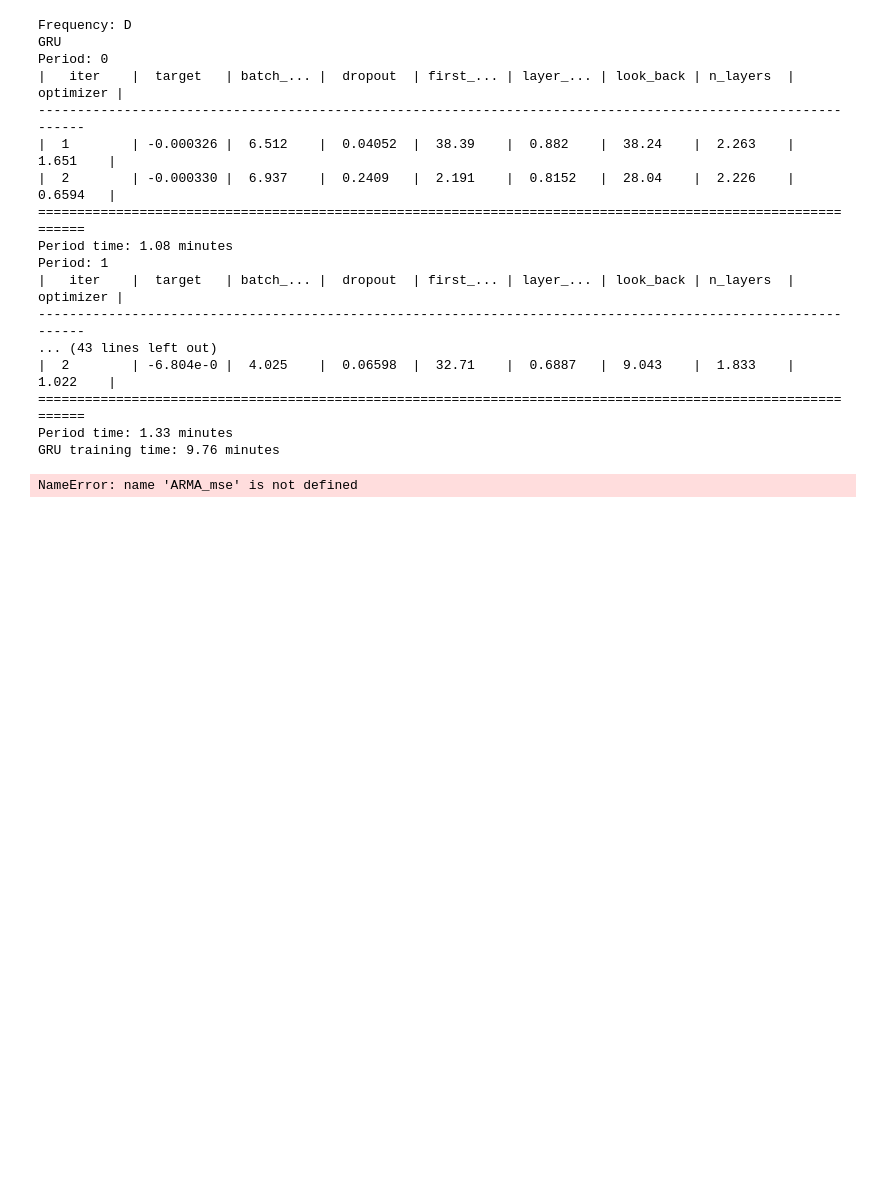
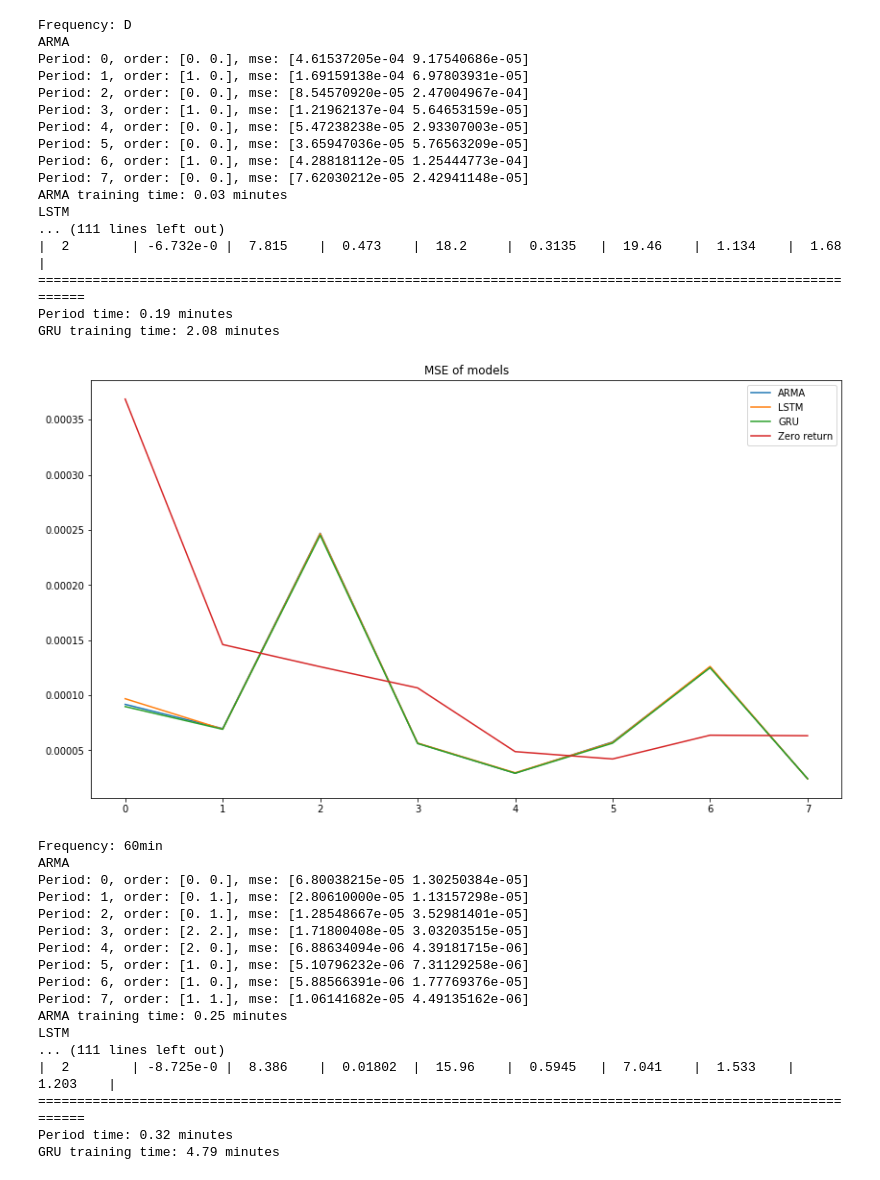
Before and after one commit to tillaczel/LSTM-GRU-RF-predicting-SP500, a Jupyter notebook: 1.ipynb, the cells around one changed output. Saved outputs shown, nothing was run; the diff lists cells and outputs as text; code cells hidden in the pictures; blank space fills up the shorter version.

```diff
--- a/1.ipynb
+++ b/1.ipynb
@@ -18,48 +18,65 @@ frequencies_number_of_samples = np.multiply([390,78,26,7,1],252)
 # %%
 for frequency_index in range(4, -1, -1):
     print(f'Frequency: {frequencies[frequency_index]}')
     number_of_study_periods, study_periods, Data, dates = creating_study_periods(frequencies,\
                                                                                  frequencies_number_of_samples,\
                                                                                  frequency_index)
     # visualize_data(Data, Returns)
 
-#     print('ARMA')
-#     ARMA_parameters, ARMA_mse, ARMA_predictions = train_ARMA(number_of_study_periods, study_periods,\
-#                                                              train_ratio, valid_ratio,\
-#                                                              frequency_index, frequencies, frequencies_number_of_samples)
+    print('ARMA')
+    ARMA_parameters, ARMA_mse, ARMA_predictions = train_ARMA(number_of_study_periods, study_periods,\
+                                                             train_ratio, valid_ratio,\
+                                                             frequency_index, frequencies, frequencies_number_of_samples)
 
-#     print('LSTM')
-#     LSTM_names, LSTM_mse, LSTM_predictions = train_recurrent_model('LSTM', number_of_study_periods ,study_periods,\
-#                                                              train_ratio, valid_ratio,\
-#                                                              frequency_index, frequencies, frequencies_number_of_samples)
+    print('LSTM')
+    LSTM_names, LSTM_mse, LSTM_predictions = train_recurrent_model('LSTM', number_of_study_periods ,study_periods,\
+                                                             train_ratio, valid_ratio,\
+                                                             frequency_index, frequencies, frequencies_number_of_samples)
     print('GRU')
     GRU_names, GRU_mse, GRU_predictions = train_recurrent_model('GRU', number_of_study_periods, study_periods,\
                                                              train_ratio, valid_ratio,\
                                                              frequency_index, frequencies, frequencies_number_of_samples)
 
 
 
     visualize_results((np.concatenate((np.reshape(ARMA_mse[:,-1], [number_of_study_periods,1]),\
                           np.reshape(LSTM_mse[:,-1], [number_of_study_periods,1]),\
                           np.reshape(GRU_mse[:,-1], [number_of_study_periods,1]),\
                           np.reshape(np.mean(np.square(study_periods[0,:,-ARMA_predictions.shape[1]:]),axis=1),\
                                                          [number_of_study_periods,1])), axis=1)))
 # %% [output]
 Frequency: D
-GRU
-Period: 0
-|   iter    |  target   | batch_... |  dropout  | first_... | layer_... | look_back | n_layers  | optimizer |
--------------------------------------------------------------------------------------------------------------
-|  1        | -0.000326 |  6.512    |  0.04052  |  38.39    |  0.882    |  38.24    |  2.263    |  1.651    |
-|  2        | -0.000330 |  6.937    |  0.2409   |  2.191    |  0.8152   |  28.04    |  2.226    |  0.6594   |
+ARMA
+Period: 0, order: [0. 0.], mse: [4.61537205e-04 9.17540686e-05]
+Period: 1, order: [1. 0.], mse: [1.69159138e-04 6.97803931e-05]
+Period: 2, order: [0. 0.], mse: [8.54570920e-05 2.47004967e-04]
+Period: 3, order: [1. 0.], mse: [1.21962137e-04 5.64653159e-05]
+Period: 4, order: [0. 0.], mse: [5.47238238e-05 2.93307003e-05]
+Period: 5, order: [0. 0.], mse: [3.65947036e-05 5.76563209e-05]
+Period: 6, order: [1. 0.], mse: [4.28818112e-05 1.25444773e-04]
+Period: 7, order: [0. 0.], mse: [7.62030212e-05 2.42941148e-05]
+ARMA training time: 0.03 minutes
+LSTM
+... (111 lines left out)
+|  2        | -6.732e-0 |  7.815    |  0.473    |  18.2     |  0.3135   |  19.46    |  1.134    |  1.68     |
 =============================================================================================================
-Period time: 1.08 minutes
-Period: 1
-|   iter    |  target   | batch_... |  dropout  | first_... | layer_... | look_back | n_layers  | optimizer |
--------------------------------------------------------------------------------------------------------------
-... (43 lines left out)
-|  2        | -6.804e-0 |  4.025    |  0.06598  |  32.71    |  0.6887   |  9.043    |  1.833    |  1.022    |
-=============================================================================================================
-Period time: 1.33 minutes
-GRU training time: 9.76 minutes
+Period time: 0.19 minutes
+GRU training time: 2.08 minutes
+[figure, added]
-NameError: name 'ARMA_mse' is not defined
+Frequency: 60min
+ARMA
+Period: 0, order: [0. 0.], mse: [6.80038215e-05 1.30250384e-05]
+Period: 1, order: [0. 1.], mse: [2.80610000e-05 1.13157298e-05]
+Period: 2, order: [0. 1.], mse: [1.28548667e-05 3.52981401e-05]
+Period: 3, order: [2. 2.], mse: [1.71800408e-05 3.03203515e-05]
+Period: 4, order: [2. 0.], mse: [6.88634094e-06 4.39181715e-06]
+Period: 5, order: [1. 0.], mse: [5.10796232e-06 7.31129258e-06]
+Period: 6, order: [1. 0.], mse: [5.88566391e-06 1.77769376e-05]
+Period: 7, order: [1. 1.], mse: [1.06141682e-05 4.49135162e-06]
+ARMA training time: 0.25 minutes
+LSTM
+... (111 lines left out)
+|  2        | -8.725e-0 |  8.386    |  0.01802  |  15.96    |  0.5945   |  7.041    |  1.533    |  1.203    |
+=============================================================================================================
+Period time: 0.32 minutes
+GRU training time: 4.79 minutes
```
Also changed, not shown: parts of 3 cells of this notebook, 44 other files.
